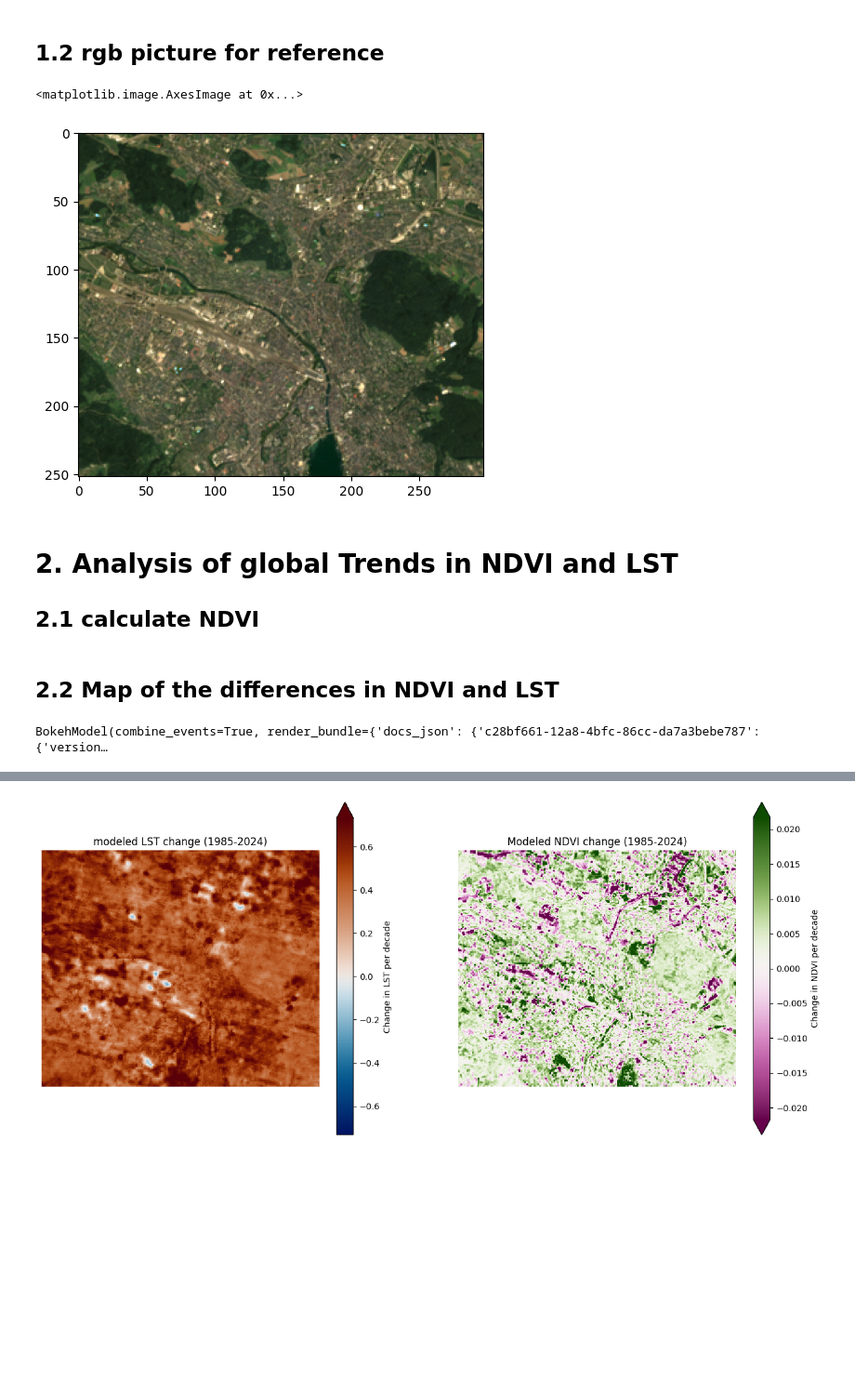
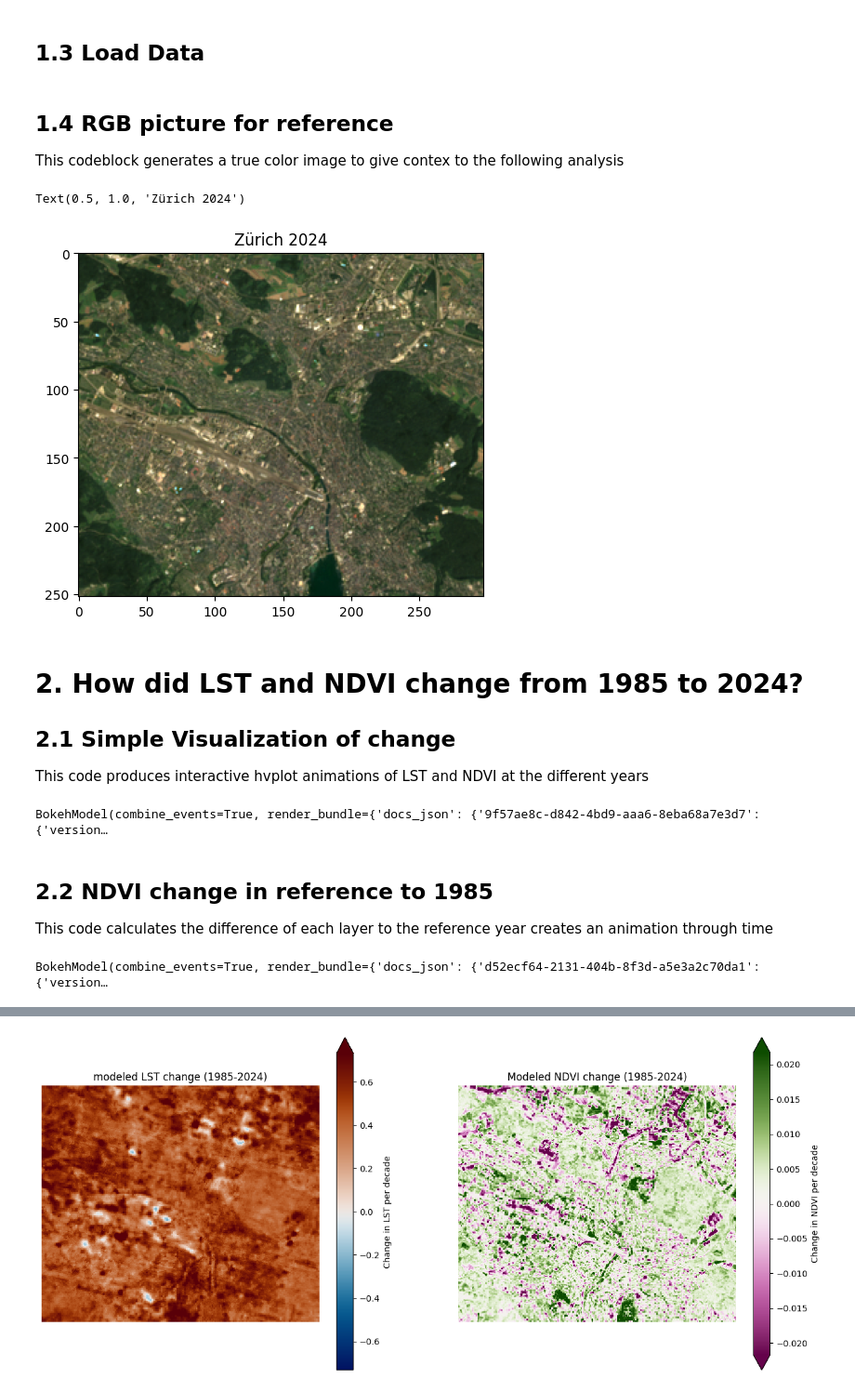
Before and after one commit to MinaKimBebi/Urban_Heat_Zurich_sds210_mbebi, a Jupyter notebook: notebooks/heattrends_in_Zurich.ipynb, the cells around one changed output, grey strips where cells are left out. Shown at 93% size. Saved outputs shown, nothing was run; the diff lists cells and outputs as text; code cells hidden in the pictures; blank space fills up the shorter version.

```diff
--- a/notebooks/heattrends_in_Zurich.ipynb
+++ b/notebooks/heattrends_in_Zurich.ipynb
@@ -25,3 +21,5 @@ import hvplot.xarray
+# %% [markdown]
+## 1.3 Load Data
 # %%
 year_list = np.arange(1985, 2025, 3) # array with al the year we have data from
 LST = xr.Dataset()
@@ -43,30 +41,29 @@ LST = LST - 273.15 # turn into °C
 Red = xr.concat(Red_array, dim = "time")
 NIR = xr.concat(NIR_array, dim = "time")
 # %% [markdown]
-## 1.2 rgb picture for reference
+## 1.4 RGB picture for reference
+This codeblock generates a true color image to give contex to the following analysis
 # %%
 #reference Picture
 
 def normalize(array, vmin=0, vmax=0.2):
     """Normalize and clip array to a specific range (default 0 to 0.4)"""
     # Clip the array to the specified vmin and vmax
     clipped = np.clip(array, vmin, vmax)
     # Scale the clipped array to 0-1 for display
     return (clipped - vmin) / (vmax - vmin)
 
 with xr.open_dataset("../data/raw/LandsatComposite_Zurich_2024.tif", engine = "rasterio") as src:
             Blue_ref = normalize(src.sel(band = 1).band_data)
             Green_ref = normalize(src.sel(band = 2).band_data)
             Red_ref = normalize(src.sel(band=3).band_data)
 
 rgb = np.dstack((Red_ref, Green_ref, Blue_ref))
 
+fig, ax = plt.subplots()
 
-
-plt.imshow(rgb)
+ax.imshow(rgb)
+ax.set_title("Zürich 2024")
 # %% [output]
-<matplotlib.image.AxesImage at 0x...>
+Text(0.5, 1.0, 'Zürich 2024')
-[figure, old version]
+[figure, new version]
-# %% [markdown]
-# 2. Analysis of global Trends in NDVI and LST
-## 2.1 calculate NDVI
@@ -84,17 +70,48 @@ NDVI_1985 = (NIR_1985 - Red_1985)/(NIR_1985 + Red_1985)
 # %% [markdown]
-## 2.2 Map of the differences in NDVI and LST
+# 2. How did LST and NDVI change from 1985 to 2024?
+## 2.1 Simple Visualization of change
+This code produces interactive hvplot animations of LST and NDVI at the different years
+# %%
+#plot LST
+LST_max_hv = np.percentile(LST, 98)
+LST_min_hv = np.percentile(LST, 2)
+LST_hvplot = LST.hvplot(x = "x", y = "y", groupby = "time", cmap = cmc.lajolla_r,
+              clim = (LST_min_hv, LST_max_hv),
+              aspect='equal',
+              xaxis = None, yaxis = None)
+
+
+#plot NDVI
+NDVI_max_hv = np.percentile(NDVI, 98)
+NDVI_hvplot = NDVI.hvplot(x = "x", y = "y", groupby = "time", cmap = cmc.tokyo,
+              clim = (0, NDVI_max_hv),
+              aspect='equal',
+              shared_axes = False,
+              xaxis = None, yaxis = None)
+
+
+LST_hvplot + NDVI_hvplot
+# %% [output]
+BokehModel(combine_events=True, render_bundle={'docs_json': {'9f57ae8c-d842-4bd9-aaa6-8eba68a7e3d7': {'version…
+# %% [markdown]
+## 2.2 NDVI change in reference to 1985
+This code calculates the difference of each layer to the reference year creates an animation through time
 # %%
+#calculate the NDVI
 NDVI = (NIR - Red)/(NIR + Red)
+
 NDVI_dif = NDVI.sel(time = slice(1988,2024)) - NDVI.sel(time = 1985)
 
-
-
 NDVI_min = np.percentile(NDVI_dif, 2)# percentile to crop outliers
-NDVI_max = np.percentile(NDVI_dif, 98)
+NDVI_max = np.percentile(NDVI_dif, 98)#### daraus ein function machen !
 NDVI_bound = max(abs(NDVI_min), abs(NDVI_max))# center around 0
 #animate NDVI
 NDVI_dif.hvplot(x = "x", y = "y", groupby = "time", cmap = cmc.bam,
               clim = (NDVI_min, NDVI_max),
-              aspect='equal')
+              aspect='equal',
+              title = "Difference in NDVI in reference to 1985",
+              xaxis = None, yaxis = None,
+              widget_location = "bottom",
+              widget_type = "scrubber")
 # %% [output]
-BokehModel(combine_events=True, render_bundle={'docs_json': {'c28bf661-12a8-4bfc-86cc-da7a3bebe787': {'version…
+BokehModel(combine_events=True, render_bundle={'docs_json': {'d52ecf64-2131-404b-8f3d-a5e3a2c70da1': {'version…
```
Also changed, not shown: parts of 11 cells of this notebook.
